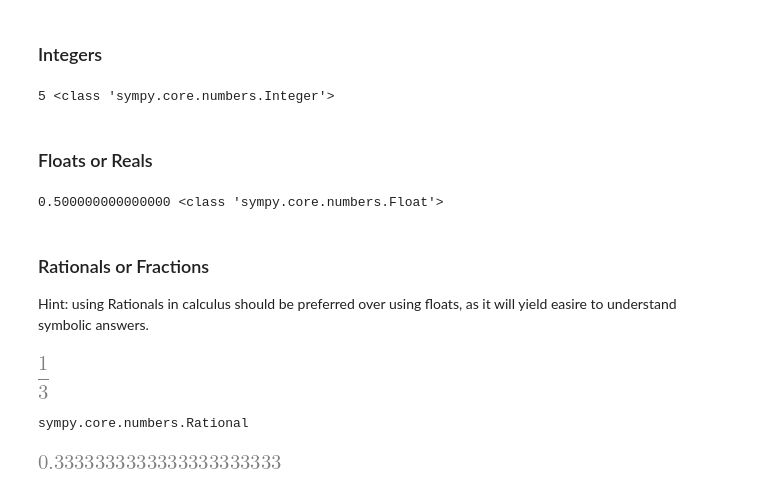
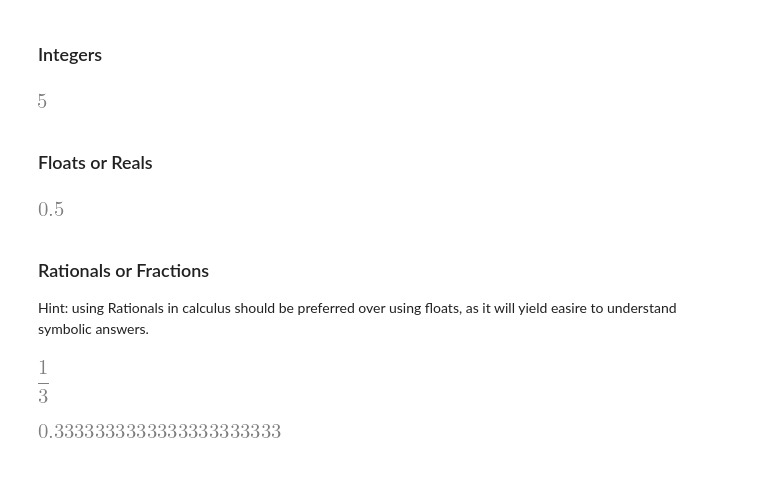
Before and after one commit to bpalmer4/code-snippets, a Jupyter notebook: notebooks/Introduction to sympy.ipynb, the cells around one changed output. Saved outputs shown, nothing was run; the diff lists cells and outputs as text; code cells hidden in the pictures.

Commit message:
Updates to sympy introduction

```diff
--- a/notebooks/Introduction to sympy.ipynb
+++ b/notebooks/Introduction to sympy.ipynb
@@ -23,27 +27,24 @@ sp.init_printing(use_unicode=True)
 # %% [markdown]
 ### Integers
 # %%
-y = sp.Integer(5) # this is a sympy integer
-print(y, type(y))
+sp.Integer(5) # this is a sympy integer
 # %% [output]
-5 <class 'sympy.core.numbers.Integer'>
+[figure, added]
 # %% [markdown]
 ### Floats or Reals
 # %%
-y = sp.Float(1 / 2)
-print(y, type(y)) # this is a sympy float
+sp.Float(1 / 2) # this is a sympy float
 # %% [output]
-0.500000000000000 <class 'sympy.core.numbers.Float'>
+[figure, added]
 # %% [markdown]
 ### Rationals or Fractions
 
 Hint: using Rationals in calculus should be preferred over using floats, as it will yield easire to understand symbolic answers.
 # %%
 y = sp.Rational(1, 3) # this is a sympy Rational
-display(y, type(y))
+y
 # %% [output]
 [figure]
-sympy.core.numbers.Rational
 # %%
 # get the numeric value for an expression to n decimal places
 y.n(22)
```
Also changed, not shown: parts of 61 cells of this notebook.
